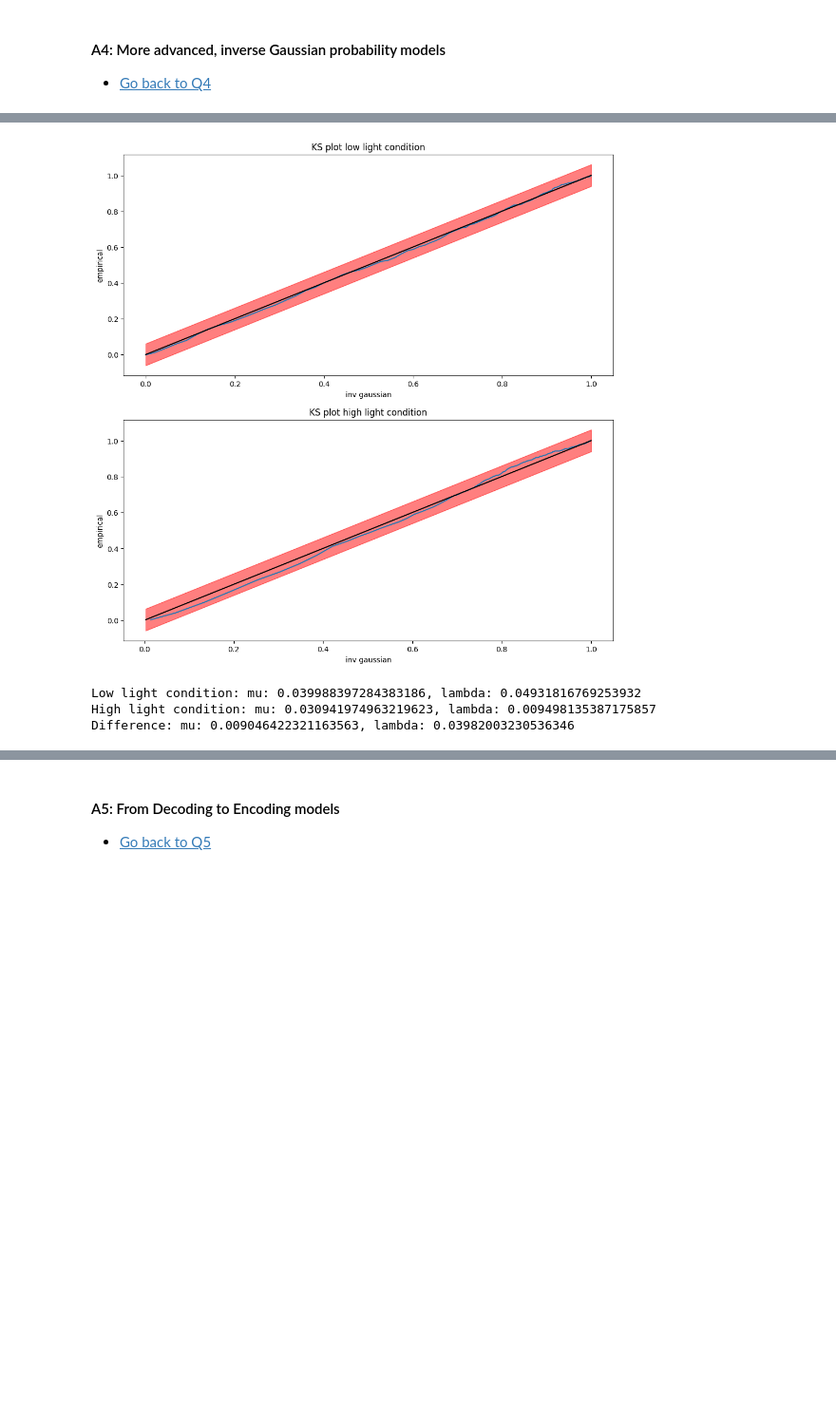
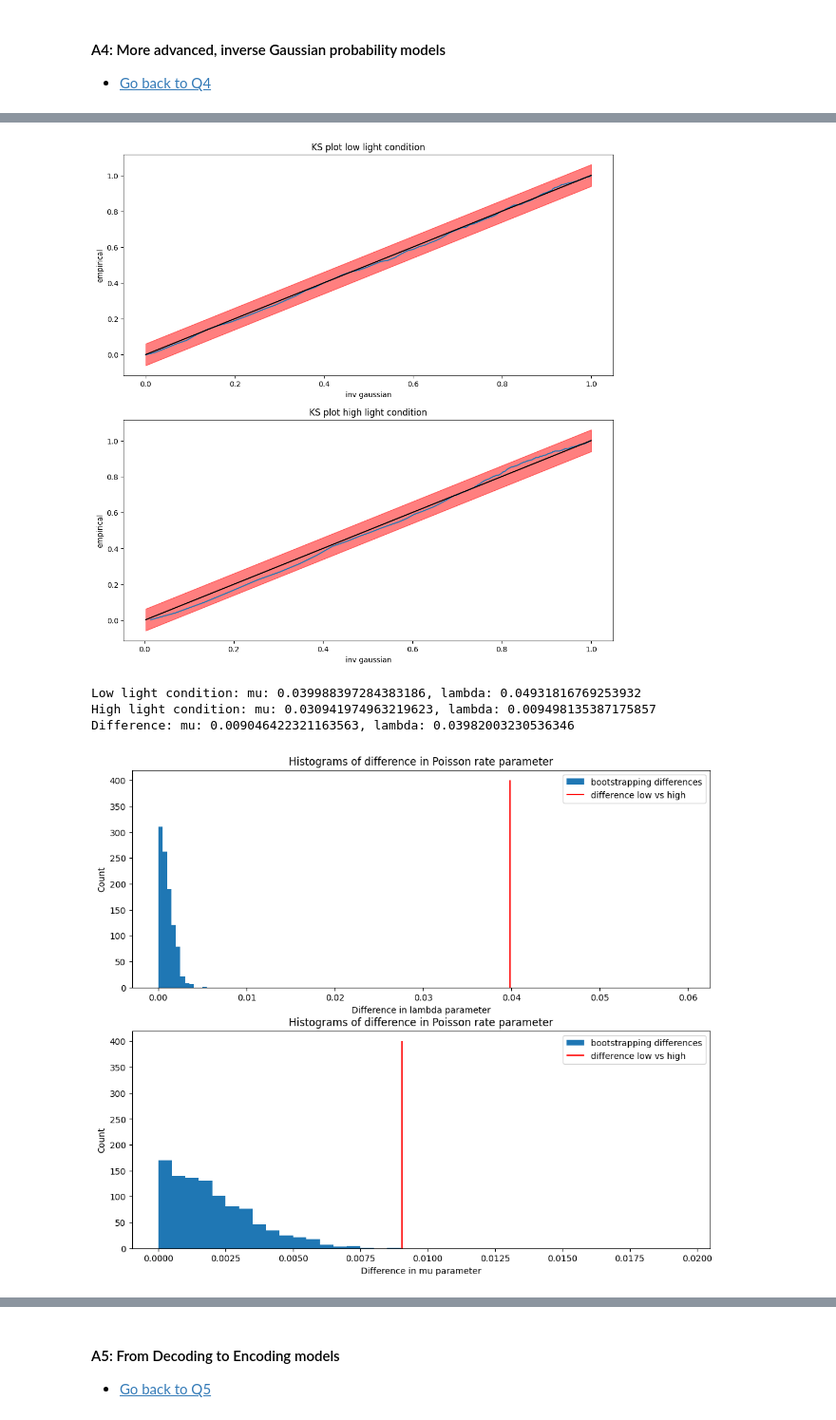
Before and after one commit to RobbeDeMuynck/CN_practicals, a Jupyter notebook: Module 2/Ex2/Module2_Ex2_Group7.ipynb, the cells around one changed output, grey strips where cells are left out. Shown at 95% size. Cells and saved outputs as stored; diff of their text form; code cells hidden in the pictures; blank space fills up the shorter version.

```diff
--- a/Module 2/Ex2/Module2_Ex2_Group7.ipynb
+++ b/Module 2/Ex2/Module2_Ex2_Group7.ipynb
@@ -678,33 +691,73 @@ plt.show()
 
 fig, (ax1,ax2) = plt.subplots(2,1,figsize=(12,12))
 N_low = len(CDF_emp_low)
 ax1.plot(CDF_invgauss_low, CDF_emp_low)
 ax1.plot(CDF_emp_low,CDF_emp_low, 'k')
 ax1.fill_between(CDF_emp_low, CDF_emp_low+1.36/np.sqrt(N_low), CDF_emp_low-1.36/np.sqrt(N_low), alpha=0.5, color='r')
 ax1.set_xlabel('inv gaussian')
 ax1.set_ylabel('empirical')
 ax1.set_title('KS plot low light condition')
 N_high = len(CDF_emp_high)
 ax2.plot(CDF_invgauss_high, CDF_emp_high)
 ax2.plot(CDF_emp_high,CDF_emp_high, 'k')
 ax2.fill_between(CDF_emp_high, CDF_emp_high+1.36/np.sqrt(N_high), CDF_emp_high-1.36/np.sqrt(N_high), alpha=0.5, color='r')
 ax2.set_xlabel('inv gaussian')
 ax2.set_ylabel('empirical')
 ax2.set_title('KS plot high light condition')
 plt.show()
 #######################
 ##   Q4.3 solution   ##
 #######################
 print('Low light condition: mu: {}, lambda: {}'.format(mu_low, Lambda_low))
 print('High light condition: mu: {}, lambda: {}'.format(mu_high, Lambda_high))
 print('Difference: mu: {}, lambda: {}'.format(abs(mu_high-mu_low),abs(Lambda_high-Lambda_low)))
+
+ISIS = np.concatenate((ISI_high,ISI_low))
+N_all = len(ISIS)
+
+Lambda_diff = []
+mu_diff = []
+
+for d in range(1000):
+
+    random.shuffle(ISIS)
+    ds1 = ISIS[:N_all//2]
+    ds2 = ISIS[N_all//2:]
+
+    mu_1 = np.mean(ds1)
+    Lambda_1 = (np.mean(1/ds1 - 1/mu_1))**(-1)
+
+    mu_2 = np.mean(ds2)
+    Lambda_2 = (np.mean(1/ds2 - 1/mu_2))**(-1)
+
+    Lambda_diff.append(abs(Lambda_2-Lambda_1))
+    mu_diff.append(abs(mu_2-mu_1))
+
+bin_edges = arange(0, 0.06, 0.0005)
+fig, (ax1, ax2) = plt.subplots(2,1,figsize=(12,10))
+ax1.hist(Lambda_diff, bin_edges, label='bootstrapping differences')
+ax1.vlines(abs(Lambda_high-Lambda_low), 0, 400, 'r', label='difference low vs high')
+ax1.set_title('Histograms of difference in Poisson rate parameter')
+ax1.set_xlabel('Difference in lambda parameter')
+ax1.set_ylabel('Count')
+ax1.legend()
+
+bin_edges = arange(0, 0.02, 0.0005)
+ax2.hist(mu_diff, bin_edges, label='bootstrapping differences')
+ax2.vlines(abs(mu_high-mu_low), 0, 400, 'r', label='difference low vs high')
+ax2.set_title('Histograms of difference in Poisson rate parameter')
+ax2.set_xlabel('Difference in mu parameter')
+ax2.set_ylabel('Count')
+ax2.legend()
+plt.show()
 # %% [output]
 [figure]
 [figure]
 [figure]
 Low light condition: mu: 0.039988397284383186, lambda: 0.04931816769253932
 High light condition: mu: 0.030941974963219623, lambda: 0.009498135387175857
 Difference: mu: 0.009046422321163563, lambda: 0.03982003230536346
+[figure, added]
 # %% [markdown]
 <div class="alert alert-success">
 <span style="color:black">
```
Also changed, not shown: parts of 9 cells of this notebook.
